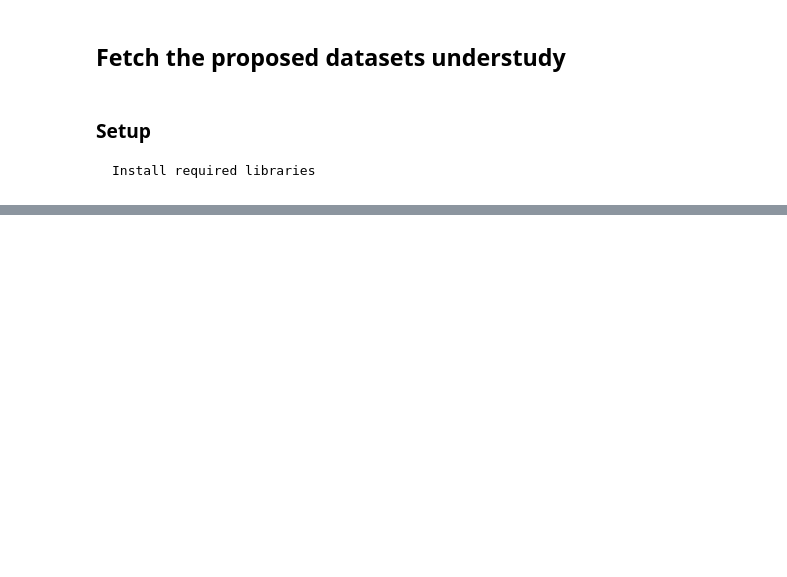
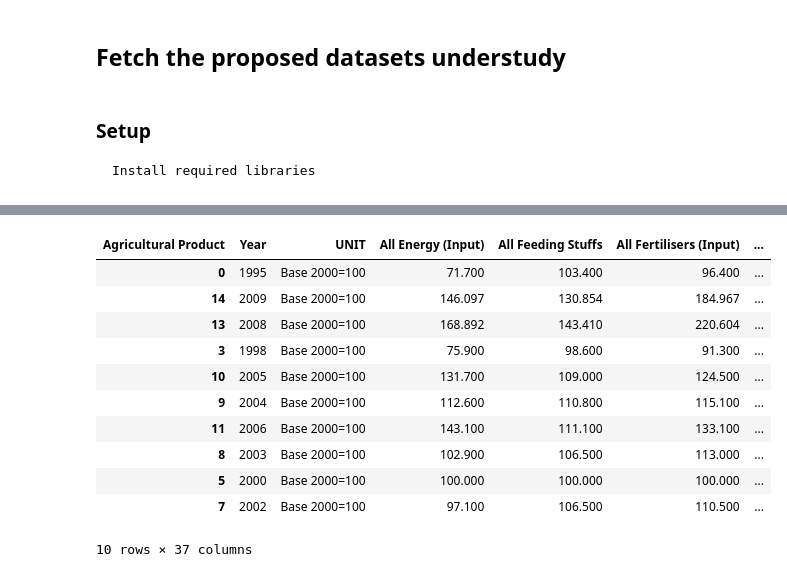
Before and after one commit to TahirAwwad/agriculture-data-analytics, a Jupyter notebook: notebooks/notebook-1-02-data-collection-api.ipynb, the cells around one changed output, grey strips where cells are left out. Cells and saved outputs as stored; diff of their text form; code cells hidden in the pictures; blank space fills up the shorter version.

```diff
--- a/notebooks/notebook-1-02-data-collection-api.ipynb
+++ b/notebooks/notebook-1-02-data-collection-api.ipynb
@@ -79,0 +171,14 @@ price_idx_products_annual2010_dataframe.query("geotime=='IE'")
+# %%
+# Note of where the URL comes from: https://data.cso.ie/table/AQA04
+
+data_csv_url = "https://ws.cso.ie/public/api.jsonrpc?data=%7B%22jsonrpc%22:%222.0%22,%22method%22:%22PxStat.Data.Cube_API.ReadDataset%22,%22params%22:%7B%22class%22:%22query%22,%22id%22:%5B%5D,%22dimension%22:%7B%7D,%22extension%22:%7B%22pivot%22:null,%22codes%22:false,%22language%22:%7B%22code%22:%22en%22%7D,%22format%22:%7B%22type%22:%22CSV%22,%22version%22:%221.0%22%7D,%22matrix%22:%22AHA01%22%7D,%22version%22:%222.0%22%7D%7D"
+
+response_json_rpc = requests.get(data_csv_url).json()
+
+prc_idx_9510_df = pandas.read_csv(io.StringIO(response_json_rpc["result"]), sep=",")
+
+for key, value in prc_idx_9510_df.iloc[0:,0:-1].iteritems():
+    print(key, value.unique())
+    print("\n")
+
+print(prc_idx_9510_df.head())
@@ -79,0 +212,27 @@ price_idx_products_annual2010_dataframe.query("geotime=='IE'")
+# %%
+# pivot
+prc_idx_9510_df =( prc_idx_9510_df
+ .pivot_table(
+     columns = "Agricultural Product"
+     ,index = ['Year',
+               'UNIT'
+              ]
+     ,values='VALUE'
+     ,dropna = True
+             )
+ .reset_index()
+   )
+prc_idx_9510_df.sample(10)
+# %% [output]
+| Agricultural Product | Year | UNIT | All Energy (Input) | All Feeding Stuffs | All Fertilisers (Input) | ... |
+| 0 | 1995 | Base 2000=100 | 71.700 | 103.400 | 96.400 | ... |
+| 14 | 2009 | Base 2000=100 | 146.097 | 130.854 | 184.967 | ... |
+| 13 | 2008 | Base 2000=100 | 168.892 | 143.410 | 220.604 | ... |
+| 3 | 1998 | Base 2000=100 | 75.900 | 98.600 | 91.300 | ... |
+| 10 | 2005 | Base 2000=100 | 131.700 | 109.000 | 124.500 | ... |
+| 9 | 2004 | Base 2000=100 | 112.600 | 110.800 | 115.100 | ... |
+| 11 | 2006 | Base 2000=100 | 143.100 | 111.100 | 133.100 | ... |
+| 8 | 2003 | Base 2000=100 | 102.900 | 106.500 | 113.000 | ... |
+| 5 | 2000 | Base 2000=100 | 100.000 | 100.000 | 100.000 | ... |
+| 7 | 2002 | Base 2000=100 | 97.100 | 106.500 | 110.500 | ... |
+10 rows × 37 columns
```
Also changed, not shown: parts of 20 cells of this notebook, 1 other file.
